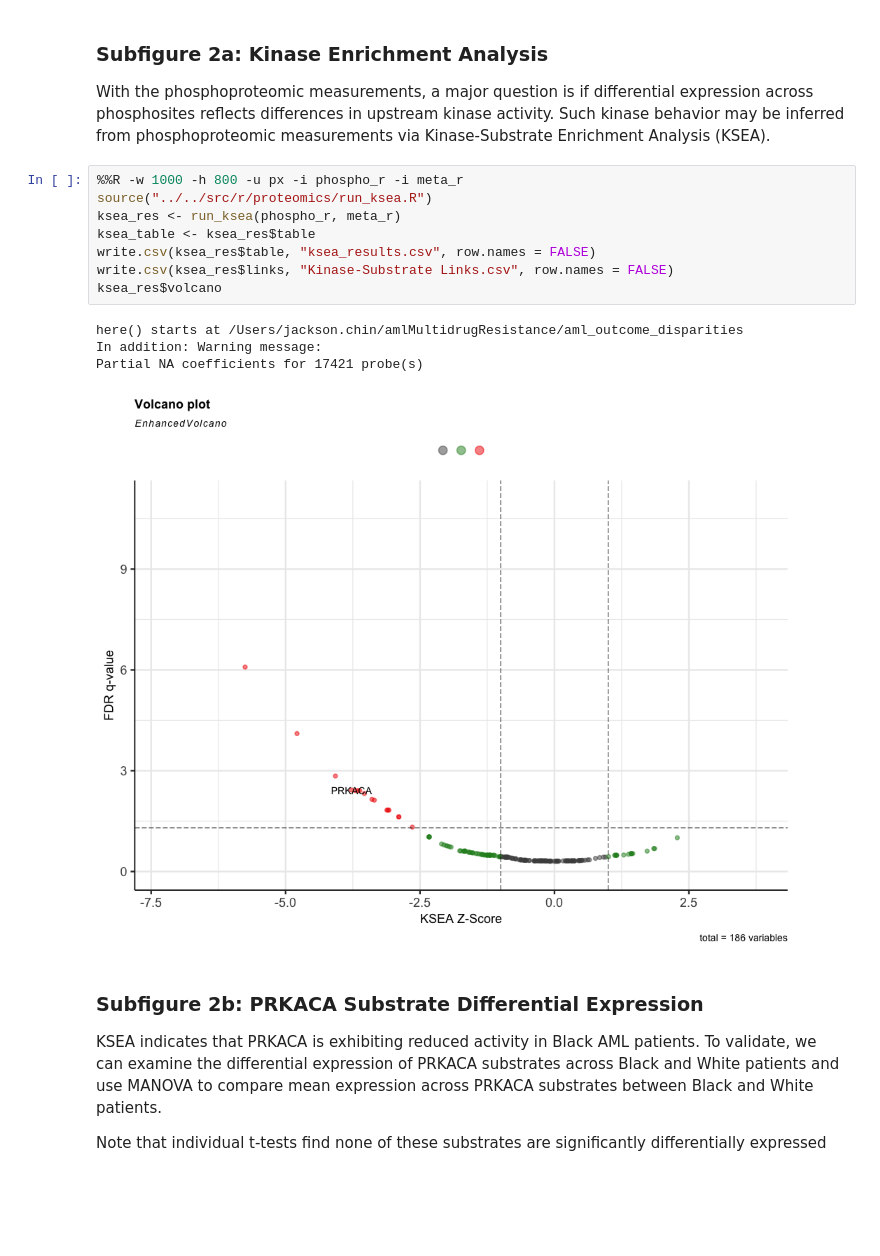
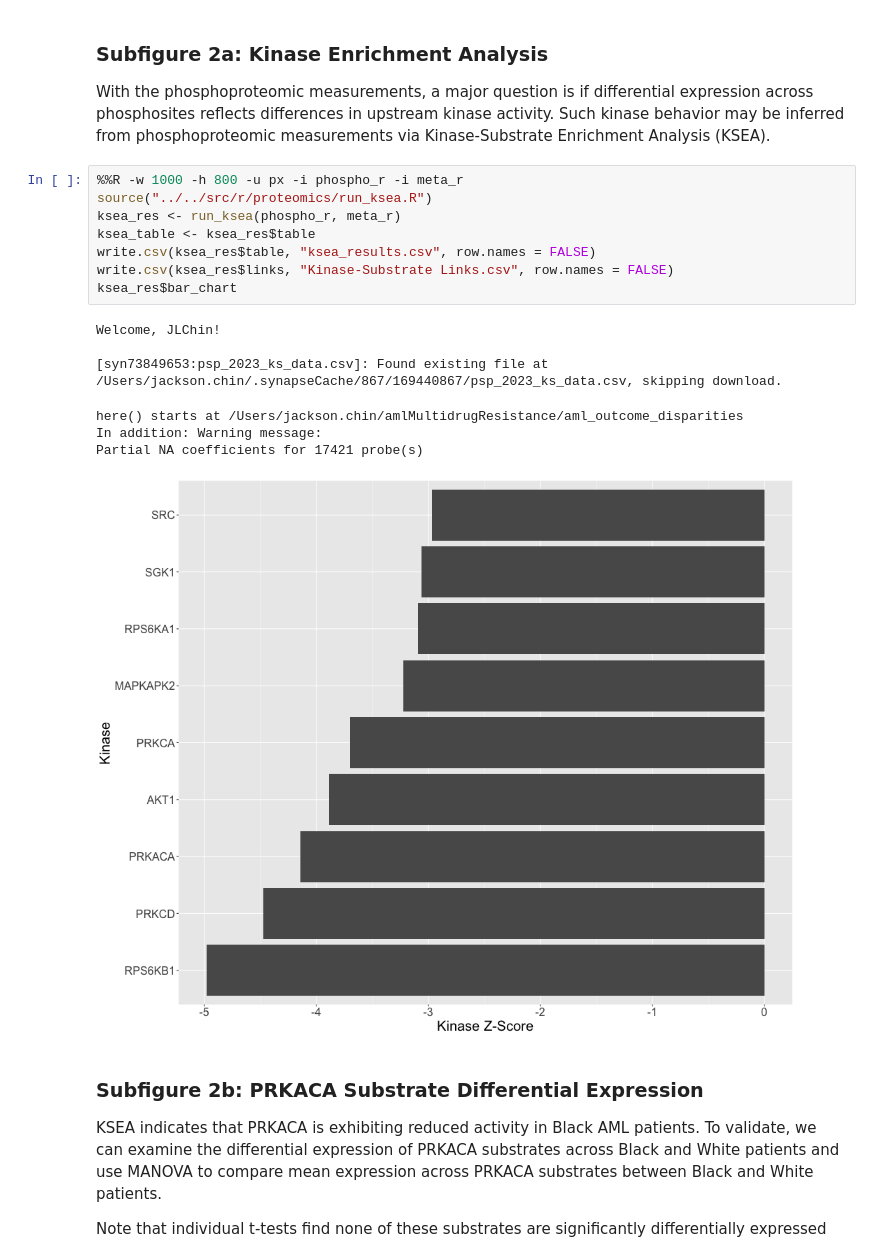
Before and after one commit to PNNL-CompBio/amlMultidrugResistance, a Jupyter notebook: aml_outcome_disparities/analysis/fig2/figure2.ipynb, the cells around one changed output. Saved outputs shown, nothing was run; the diff lists cells and outputs as text; blank space fills up the shorter version.

Commit message:
Updates fig2 notebook to show barchart, swaps to updated ks-table for KSEA

```diff
--- a/aml_outcome_disparities/analysis/fig2/figure2.ipynb
+++ b/aml_outcome_disparities/analysis/fig2/figure2.ipynb
@@ -64,16 +64,19 @@ With the phosphoproteomic measurements, a major question is if differential expr
 # %%
 %%R -w 1000 -h 800 -u px -i phospho_r -i meta_r
 source("../../src/r/proteomics/run_ksea.R")
 ksea_res <- run_ksea(phospho_r, meta_r)
 ksea_table <- ksea_res$table
 write.csv(ksea_res$table, "ksea_results.csv", row.names = FALSE)
 write.csv(ksea_res$links, "Kinase-Substrate Links.csv", row.names = FALSE)
-ksea_res$volcano
+ksea_res$bar_chart
 # %% [output]
-here() starts at /Users/jackson.chin/amlMultidrugResistance/aml_outcome_disparities
-In addition: Warning message:
-Partial NA coefficients for 17421 probe(s)
+Welcome, JLChin!
+
+[syn73849653:psp_2023_ks_data.csv]: Found existing file at /Users/jackson.chin/.synapseCache/867/169440867/psp_2023_ks_data.csv, skipping download.
+here() starts at /Users/jackson.chin/amlMultidrugResistance/aml_outcome_disparities
+In addition: Warning message:
+Partial NA coefficients for 17421 probe(s)
-[figure, old version]
+[figure, new version]
 # %% [markdown]
 ### Subfigure 2b: PRKACA Substrate Differential Expression
 KSEA indicates that PRKACA is exhibiting reduced activity in Black AML patients. To validate, we can examine the differential expression of PRKACA substrates across Black and White patients and use MANOVA to compare mean expression across PRKACA substrates between Black and White patients.
```
Also changed, not shown: parts of 2 cells of this notebook, 1 other file.
